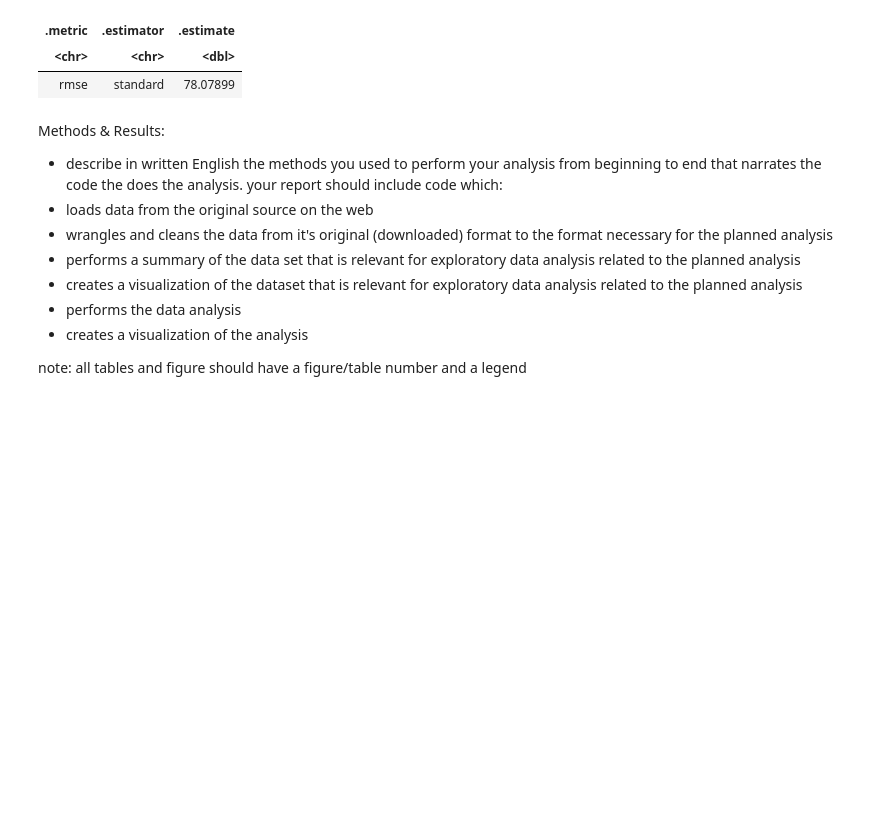
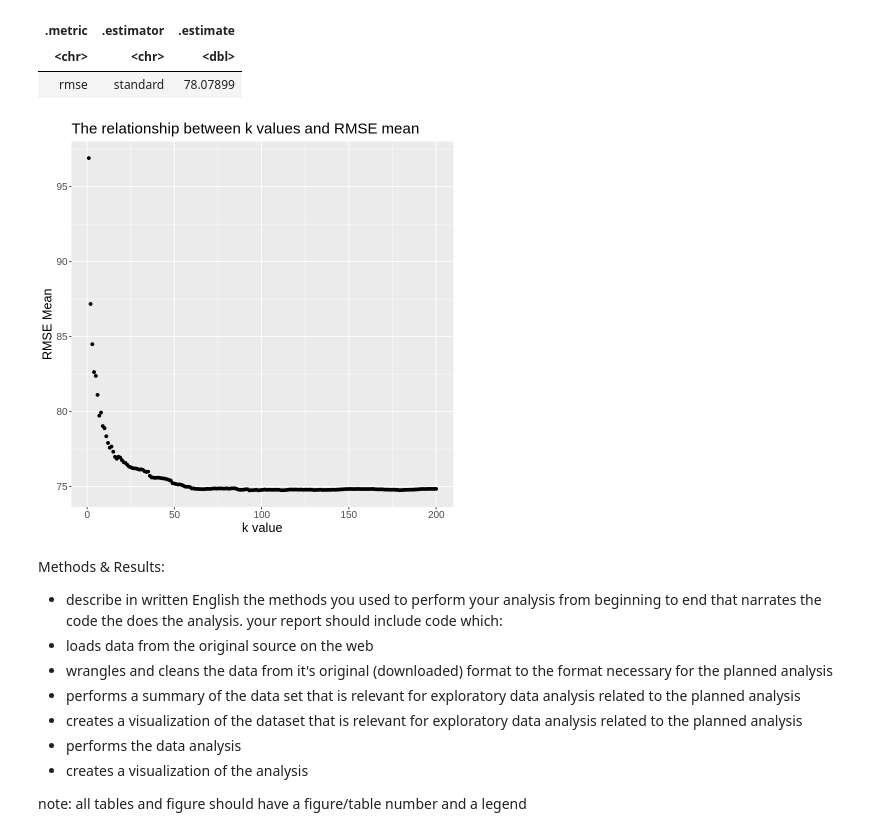
Before and after one commit to sm020402/dsci-100-2022w1-group-98, a Jupyter notebook: project_proposal/report.ipynb, the cells around one changed output. Cells and saved outputs as stored; diff of their text form; code cells hidden in the pictures; blank space fills up the shorter version.

Commit message:
visualization of k-value and rmse

```diff
--- a/project_proposal/report.ipynb
+++ b/project_proposal/report.ipynb
@@ -261,6 +261,16 @@ A tibble: 1 × 3
 | .metric | .estimator | .estimate |
 | <chr> | <chr> | <dbl> |
 | rmse | standard | 78.07899 |
+# %%
+#visulization
+titles_plot <- ggplot(titles_results, aes(x=neighbors, y=mean))+
+geom_point()+
+labs(x = "k value", y= "RMSE Mean")+
+ggtitle("The relationship between k values and RMSE mean")+
+theme(text = element_text(size = 15))
+titles_plot
+# %% [output]
+[figure, added]
 # %% [markdown]
 Methods & Results:
 - describe in written English the methods you used to perform your analysis from beginning to end that narrates the code the does the analysis.
```
